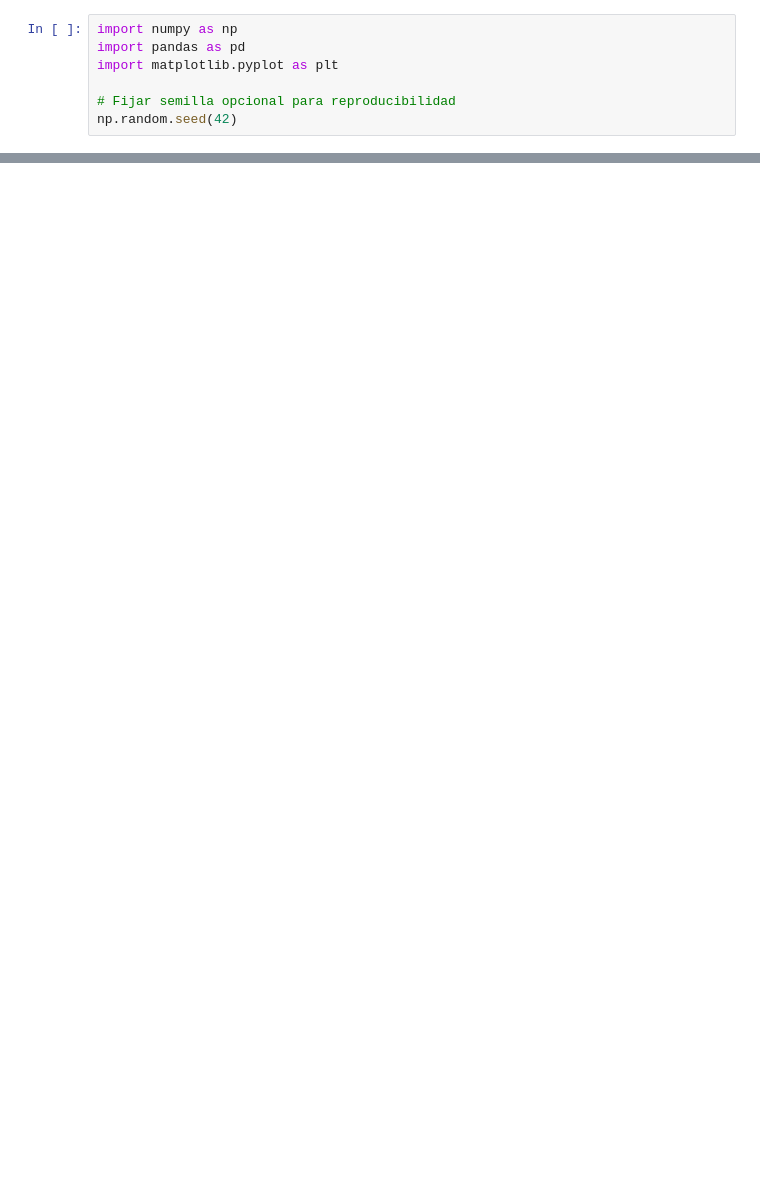
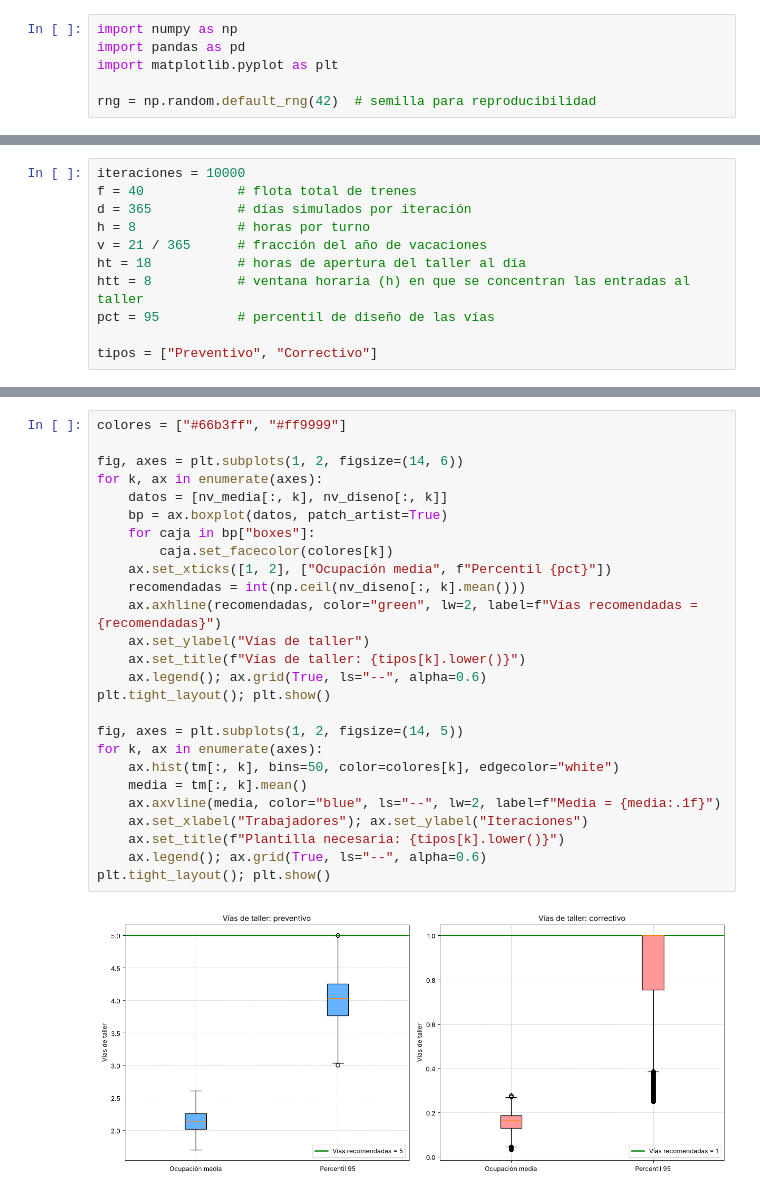
Before and after one commit to Michelle-Berna/MediterraneanCorridorSimulation, a Jupyter notebook: TallerTren.ipynb, the cells around one changed output, grey strips where cells are left out. Drawn from its saved outputs; the diff is of its cells as text; blank space fills up the shorter version.

```diff
--- a/TallerTren.ipynb
+++ b/TallerTren.ipynb
@@ -9,5 +19,4 @@ import numpy as np
 import pandas as pd
 import matplotlib.pyplot as plt
 
-# Fijar semilla opcional para reproducibilidad
-np.random.seed(42)
+rng = np.random.default_rng(42)  # semilla para reproducibilidad
@@ -14 +25,12 @@ np.random.seed(42)
+# %%
+iteraciones = 10000
+f = 40            # flota total de trenes
+d = 365           # días simulados por iteración
+h = 8             # horas por turno
+v = 21 / 365      # fracción del año de vacaciones
+ht = 18           # horas de apertura del taller al día
+htt = 8           # ventana horaria (h) en que se concentran las entradas al taller
+pct = 95          # percentil de diseño de las vías
+
+tipos = ["Preventivo", "Correctivo"]
 # %% [markdown]
@@ -106,0 +87,28 @@ plt.show()
+# %%
+colores = ["#66b3ff", "#ff9999"]
+
+fig, axes = plt.subplots(1, 2, figsize=(14, 6))
+for k, ax in enumerate(axes):
+    datos = [nv_media[:, k], nv_diseno[:, k]]
+    bp = ax.boxplot(datos, patch_artist=True)
+    for caja in bp["boxes"]:
+        caja.set_facecolor(colores[k])
+    ax.set_xticks([1, 2], ["Ocupación media", f"Percentil {pct}"])
+    recomendadas = int(np.ceil(nv_diseno[:, k].mean()))
+    ax.axhline(recomendadas, color="green", lw=2, label=f"Vías recomendadas = {recomendadas}")
+    ax.set_ylabel("Vías de taller")
+    ax.set_title(f"Vías de taller: {tipos[k].lower()}")
+    ax.legend(); ax.grid(True, ls="--", alpha=0.6)
+plt.tight_layout(); plt.show()
+
+fig, axes = plt.subplots(1, 2, figsize=(14, 5))
+for k, ax in enumerate(axes):
+    ax.hist(tm[:, k], bins=50, color=colores[k], edgecolor="white")
+    media = tm[:, k].mean()
+    ax.axvline(media, color="blue", ls="--", lw=2, label=f"Media = {media:.1f}")
+    ax.set_xlabel("Trabajadores"); ax.set_ylabel("Iteraciones")
+    ax.set_title(f"Plantilla necesaria: {tipos[k].lower()}")
+    ax.legend(); ax.grid(True, ls="--", alpha=0.6)
+plt.tight_layout(); plt.show()
+# %% [output]
+[figure, added]
```
Also changed, not shown: parts of 14 cells of this notebook.
